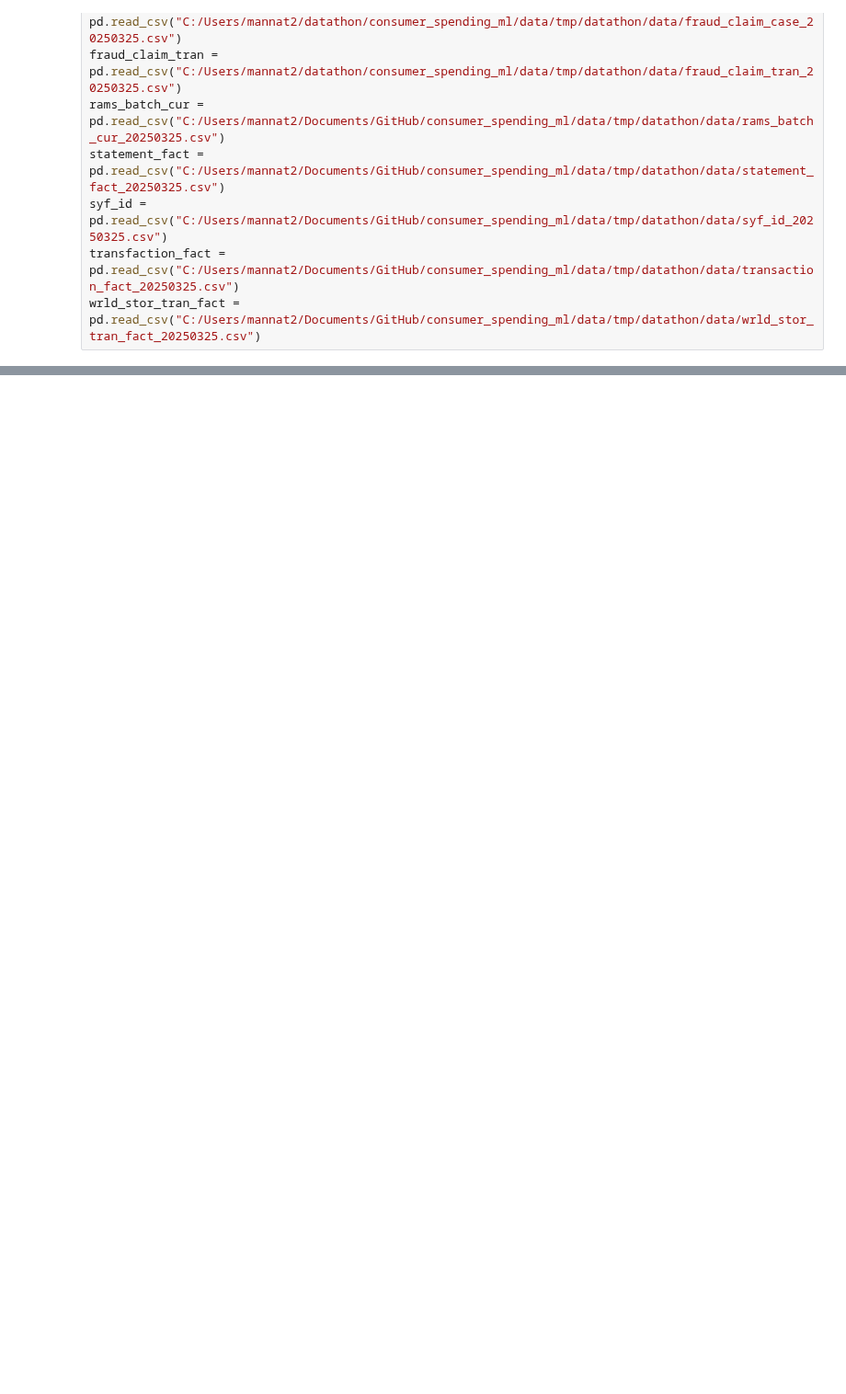
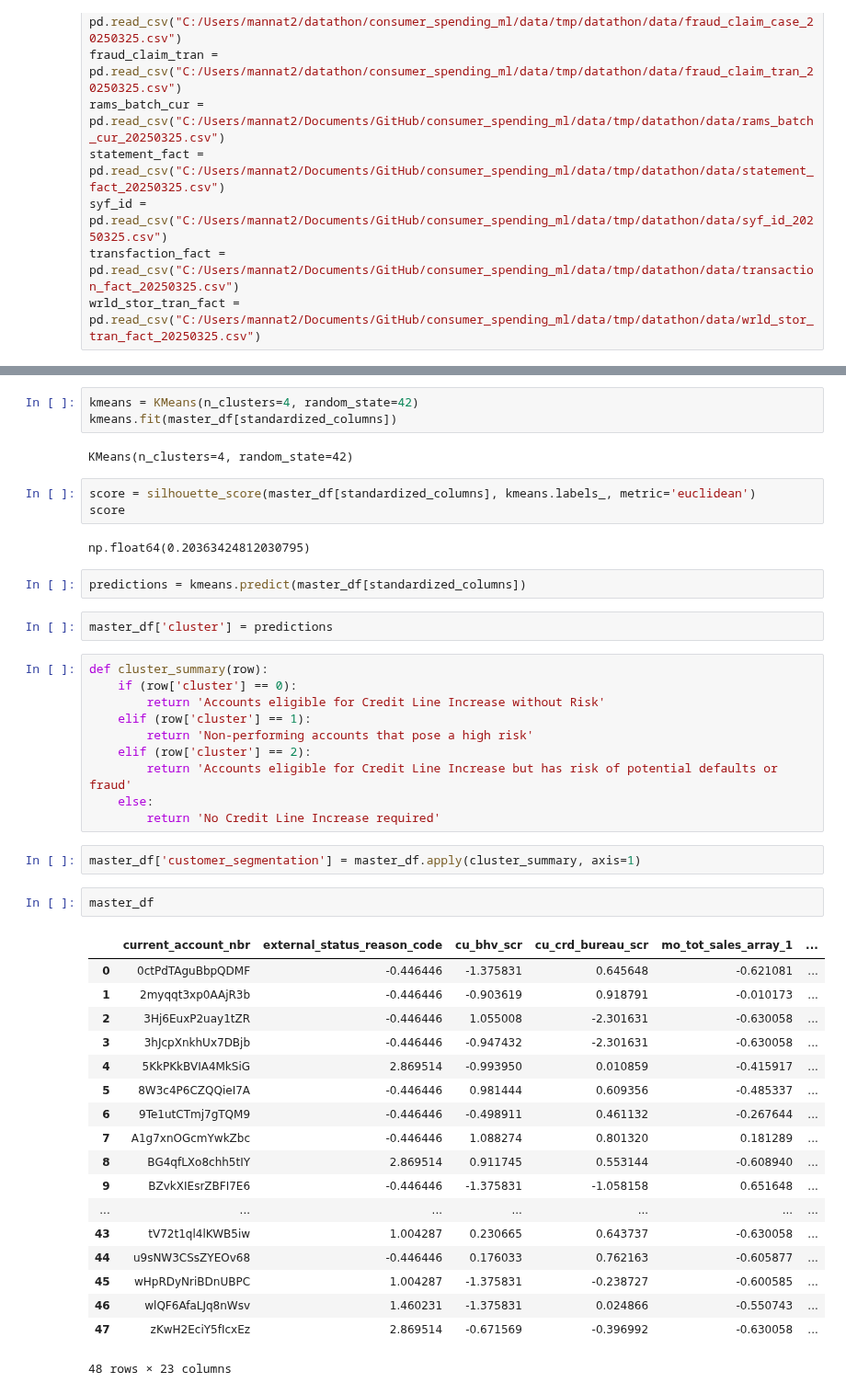
Before and after one commit to manntalati/consumer_spending_ml, a Jupyter notebook: classification_model/model.ipynb, the cells around one changed output, grey strips where cells are left out. Shown at 92% size. Cells and saved outputs as stored; diff of their text form; blank space fills up the shorter version.

Commit message:
changes to data preprocessing & k-means clustering

```diff
--- a/classification_model/model.ipynb
+++ b/classification_model/model.ipynb
@@ -95,0 +139,47 @@ master_df
+# %%
+kmeans = KMeans(n_clusters=4, random_state=42)
+kmeans.fit(master_df[standardized_columns])
+# %% [output]
+KMeans(n_clusters=4, random_state=42)
+# %%
+score = silhouette_score(master_df[standardized_columns], kmeans.labels_, metric='euclidean')
+score
+# %% [output]
+np.float64(0.20363424812030795)
+# %%
+predictions = kmeans.predict(master_df[standardized_columns])
+# %%
+master_df['cluster'] = predictions
+# %%
+def cluster_summary(row):
+    if (row['cluster'] == 0):
+        return 'Accounts eligible for Credit Line Increase without Risk'
+    elif (row['cluster'] == 1):
+        return 'Non-performing accounts that pose a high risk'
+    elif (row['cluster'] == 2):
+        return 'Accounts eligible for Credit Line Increase but has risk of potential defaults or fraud'
+    else:
+        return 'No Credit Line Increase required'
+# %%
+master_df['customer_segmentation'] = master_df.apply(cluster_summary, axis=1)
+# %%
+master_df
+# %% [output]
+|  | current_account_nbr | external_status_reason_code | cu_bhv_scr | cu_crd_bureau_scr | mo_tot_sales_array_1 | ... |
+| 0 | 0ctPdTAguBbpQDMF | -0.446446 | -1.375831 | 0.645648 | -0.621081 | ... |
+| 1 | 2myqqt3xp0AAjR3b | -0.446446 | -0.903619 | 0.918791 | -0.010173 | ... |
+| 2 | 3Hj6EuxP2uay1tZR | -0.446446 | 1.055008 | -2.301631 | -0.630058 | ... |
+| 3 | 3hJcpXnkhUx7DBjb | -0.446446 | -0.947432 | -2.301631 | -0.630058 | ... |
+| 4 | 5KkPKkBVIA4MkSiG | 2.869514 | -0.993950 | 0.010859 | -0.415917 | ... |
+| 5 | 8W3c4P6CZQQieI7A | -0.446446 | 0.981444 | 0.609356 | -0.485337 | ... |
+| 6 | 9Te1utCTmj7gTQM9 | -0.446446 | -0.498911 | 0.461132 | -0.267644 | ... |
+| 7 | A1g7xnOGcmYwkZbc | -0.446446 | 1.088274 | 0.801320 | 0.181289 | ... |
+| 8 | BG4qfLXo8chh5tIY | 2.869514 | 0.911745 | 0.553144 | -0.608940 | ... |
+| 9 | BZvkXIEsrZBFI7E6 | -0.446446 | -1.375831 | -1.058158 | 0.651648 | ... |
+| ... | ... | ... | ... | ... | ... | ... |
+| 43 | tV72t1ql4lKWB5iw | 1.004287 | 0.230665 | 0.643737 | -0.630058 | ... |
+| 44 | u9sNW3CSsZYEOv68 | -0.446446 | 0.176033 | 0.762163 | -0.605877 | ... |
+| 45 | wHpRDyNriBDnUBPC | 1.004287 | -1.375831 | -0.238727 | -0.600585 | ... |
+| 46 | wlQF6AfaLJq8nWsv | 1.460231 | -1.375831 | 0.024866 | -0.550743 | ... |
+| 47 | zKwH2EciY5fIcxEz | 2.869514 | -0.671569 | -0.396992 | -0.630058 | ... |
+48 rows × 23 columns
```
Also changed, not shown: parts of 19 cells of this notebook.
